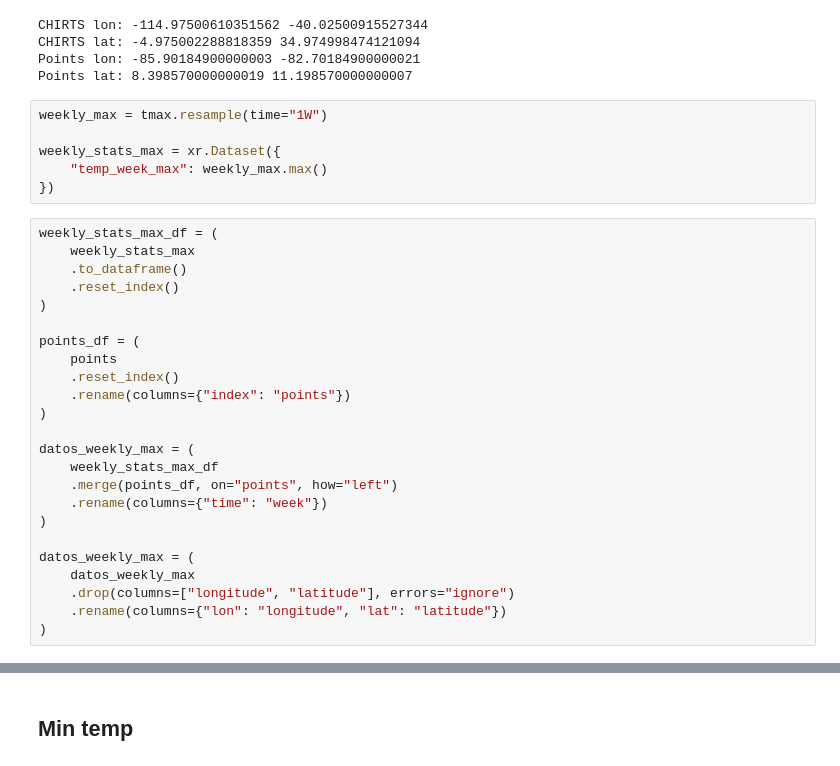
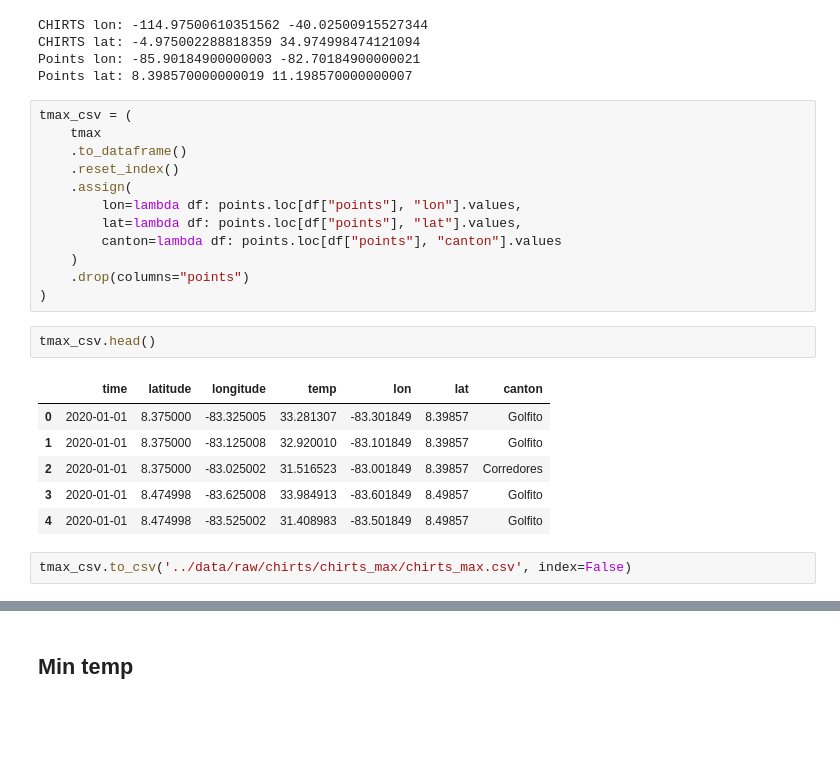
Before and after one commit to artisticlimon/dengue-model, a Jupyter notebook: extraction/extract_temperature.ipynb, the cells around one changed output, grey strips where cells are left out. Cells and saved outputs as stored; diff of their text form; blank space fills up the shorter version.

Commit message:
fix chirts data to contain results that are not aggregated by week, do it in r instead

```diff
--- a/extraction/extract_temperature.ipynb
+++ b/extraction/extract_temperature.ipynb
@@ -88,33 +85,26 @@ CHIRTS lon: -114.97500610351562 -40.02500915527344
 CHIRTS lat: -4.975002288818359 34.974998474121094
 Points lon: -85.90184900000003 -82.70184900000021
 Points lat: 8.398570000000019 11.198570000000007
+# %%
+tmax_csv = (
+    tmax
+    .to_dataframe()
+    .reset_index()
+    .assign(
+        lon=lambda df: points.loc[df["points"], "lon"].values,
+        lat=lambda df: points.loc[df["points"], "lat"].values,
+        canton=lambda df: points.loc[df["points"], "canton"].values
+    )
+    .drop(columns="points")
+)
+# %%
+tmax_csv.head()
+# %% [output]
+|  | time | latitude | longitude | temp | lon | lat | canton |
+| 0 | 2020-01-01 | 8.375000 | -83.325005 | 33.281307 | -83.301849 | 8.39857 | Golfito |
+| 1 | 2020-01-01 | 8.375000 | -83.125008 | 32.920010 | -83.101849 | 8.39857 | Golfito |
+| 2 | 2020-01-01 | 8.375000 | -83.025002 | 31.516523 | -83.001849 | 8.39857 | Corredores |
+| 3 | 2020-01-01 | 8.474998 | -83.625008 | 33.984913 | -83.601849 | 8.49857 | Golfito |
+| 4 | 2020-01-01 | 8.474998 | -83.525002 | 31.408983 | -83.501849 | 8.49857 | Golfito |
 # %%
-weekly_max = tmax.resample(time="1W")
-
-weekly_stats_max = xr.Dataset({
-    "temp_week_max": weekly_max.max()
-})
+tmax_csv.to_csv('../data/raw/chirts/chirts_max/chirts_max.csv', index=False)
-# %%
-weekly_stats_max_df = (
-    weekly_stats_max
-    .to_dataframe()
-    .reset_index()
-)
-
-points_df = (
-    points
-    .reset_index()
-    .rename(columns={"index": "points"})
-)
-
-datos_weekly_max = (
-    weekly_stats_max_df
-    .merge(points_df, on="points", how="left")
-    .rename(columns={"time": "week"})
-)
-
-datos_weekly_max = (
-    datos_weekly_max
-    .drop(columns=["longitude", "latitude"], errors="ignore")
-    .rename(columns={"lon": "longitude", "lat": "latitude"})
-)
```
Also changed, not shown: parts of 14 cells of this notebook, 2 other files.
